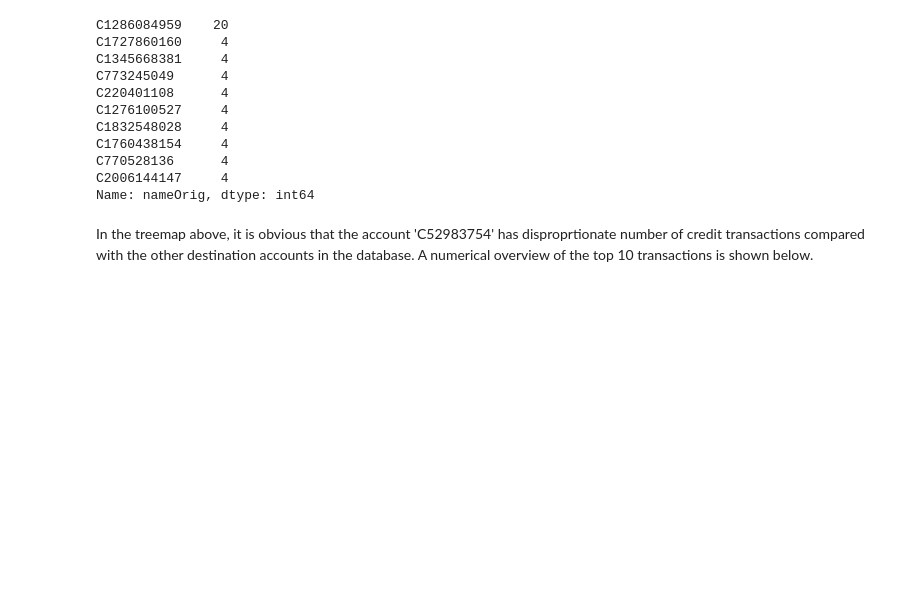
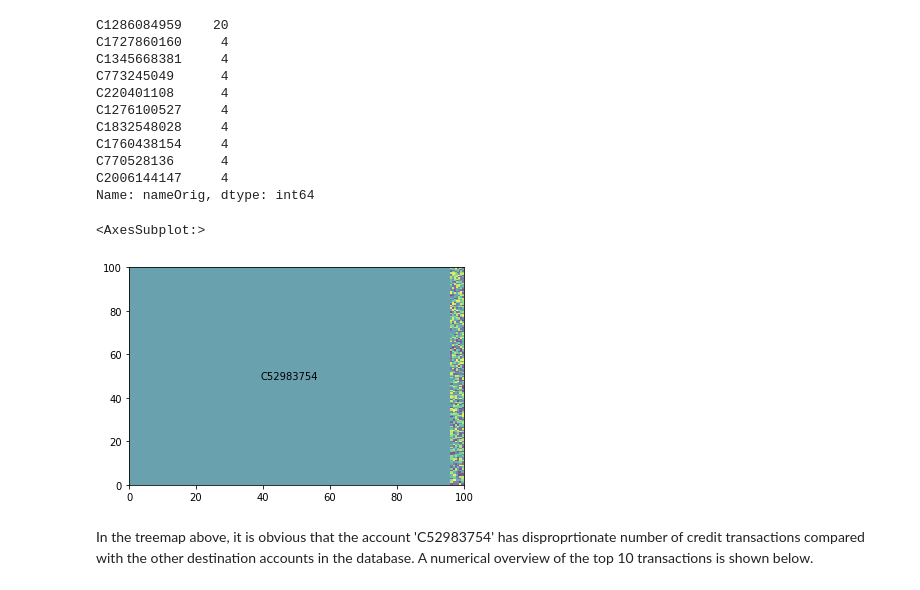
Before and after one commit to eboateng/FoDA, a Jupyter notebook: Assignment 1/Assignment1_group2.ipynb, the cells around one changed output. Cells and saved outputs as stored; diff of their text form; code cells hidden in the pictures; blank space fills up the shorter version.

```diff
--- a/Assignment 1/Assignment1_group2.ipynb
+++ b/Assignment 1/Assignment1_group2.ipynb
@@ -194,9 +197,12 @@ overviewDestSizes = df['nameDest'].value_counts().tolist()
 overviewDestAccounts = df['nameDest'].value_counts().loc[lambda x: x>0].index.tolist()
 # %%
 # plot the treemap
-squarify.plot(overviewDestSizes,
-              label=overviewDestSizes[:5],
+squarify.plot(overviewDestSizes[:1000],
+              label=overviewDestAccounts[:1],
               alpha=.7 )
+# %% [output]
+<AxesSubplot:>
+[figure, added]
 # %% [markdown]
 In the treemap above, it is obvious that the account 'C52983754' has disproprtionate number of credit transactions compared with the other destination accounts in the database. A numerical overview of the top 10 transactions is shown below.
 # %%
```
Also changed, not shown: parts of 2 cells of this notebook.
